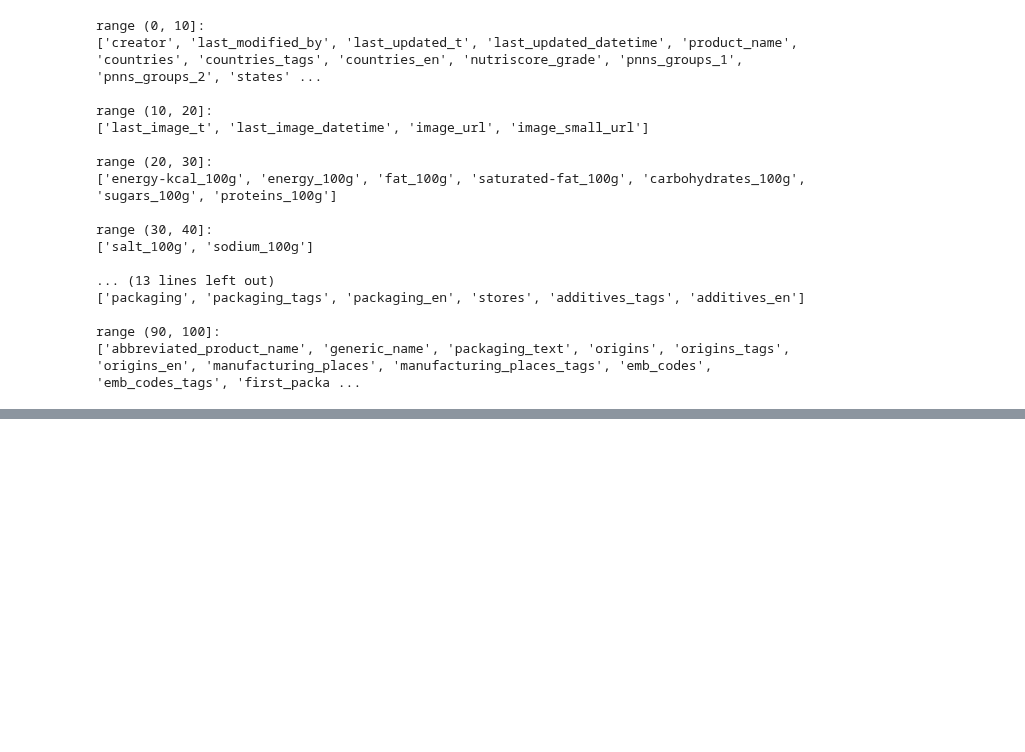
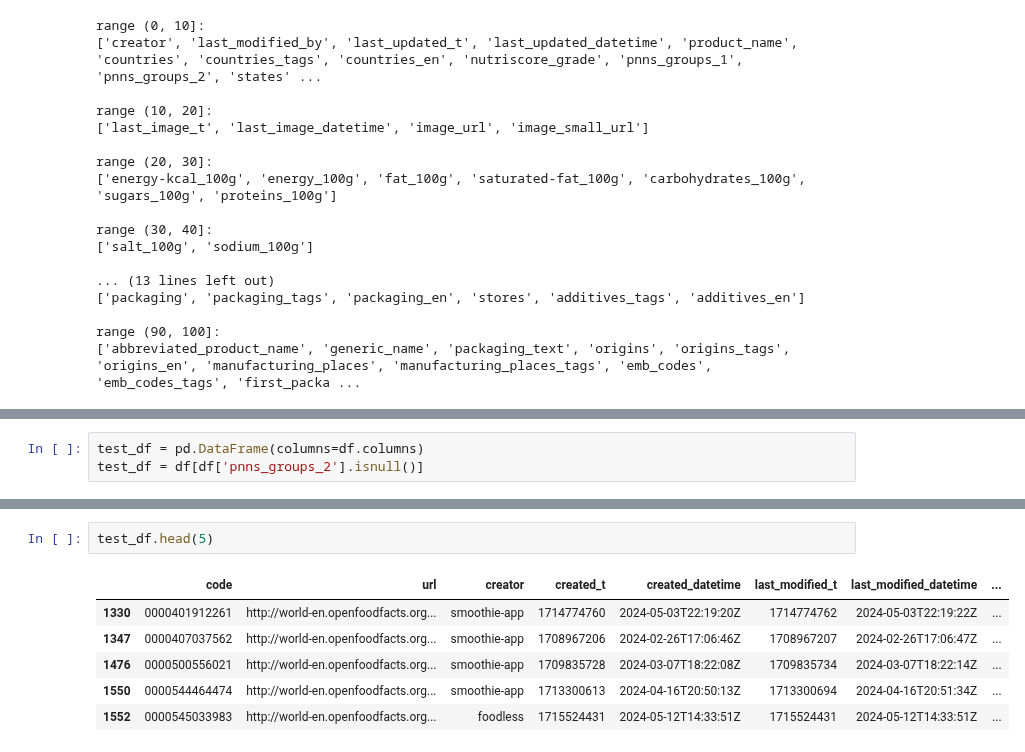
Before and after one commit to CarolusIntelligence/green_ia, a Jupyter notebook: cch/pre_processing_v0.1.ipynb, the cells around one changed output, grey strips where cells are left out. Drawn from its saved outputs; the diff is of its cells as text; blank space fills up the shorter version.

```diff
--- a/cch/pre_processing_v0.1.ipynb
+++ b/cch/pre_processing_v0.1.ipynb
@@ -129,0 +155,3 @@ range (90, 100]:
+# %%
+test_df = pd.DataFrame(columns=df.columns)
+test_df = df[df['pnns_groups_2'].isnull()]
@@ -129,0 +176,9 @@ range (90, 100]:
+# %%
+test_df.head(5)
+# %% [output]
+|  | code | url | creator | created_t | created_datetime | last_modified_t | last_modified_datetime | ... |
+| 1330 | 0000401912261 | http://world-en.openfoodfacts.org... | smoothie-app | 1714774760 | 2024-05-03T22:19:20Z | 1714774762 | 2024-05-03T22:19:22Z | ... |
+| 1347 | 0000407037562 | http://world-en.openfoodfacts.org... | smoothie-app | 1708967206 | 2024-02-26T17:06:46Z | 1708967207 | 2024-02-26T17:06:47Z | ... |
+| 1476 | 0000500556021 | http://world-en.openfoodfacts.org... | smoothie-app | 1709835728 | 2024-03-07T18:22:08Z | 1709835734 | 2024-03-07T18:22:14Z | ... |
+| 1550 | 0000544464474 | http://world-en.openfoodfacts.org... | smoothie-app | 1713300613 | 2024-04-16T20:50:13Z | 1713300694 | 2024-04-16T20:51:34Z | ... |
+| 1552 | 0000545033983 | http://world-en.openfoodfacts.org... | foodless | 1715524431 | 2024-05-12T14:33:51Z | 1715524431 | 2024-05-12T14:33:51Z | ... |
```
Also changed, not shown: parts of 8 cells of this notebook.
